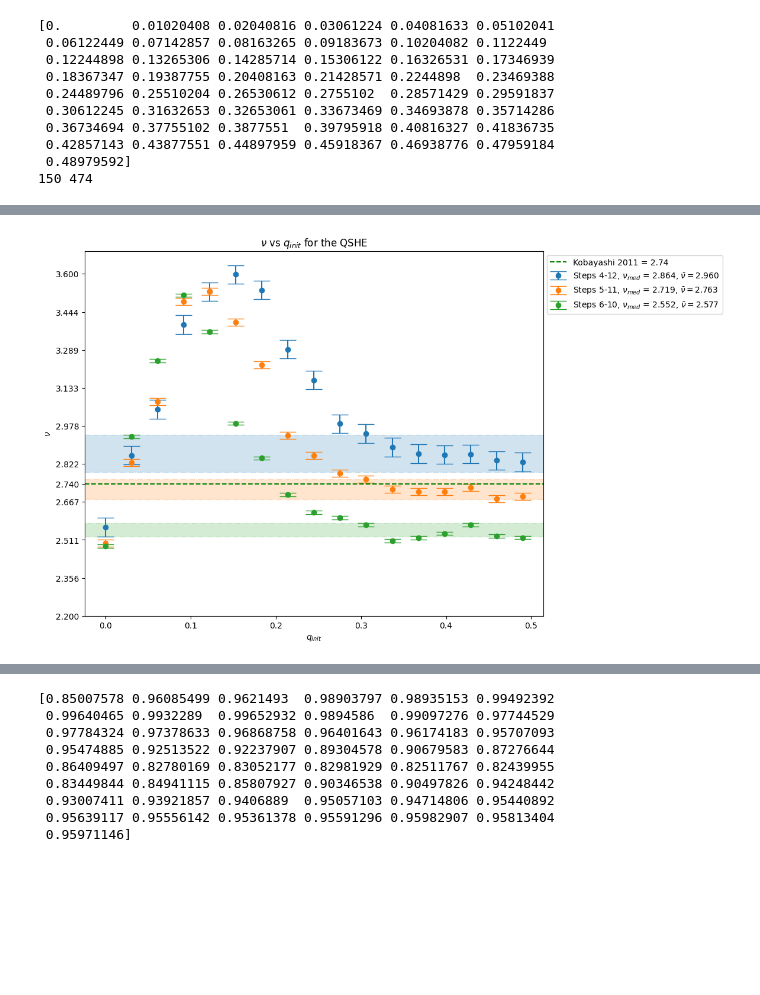
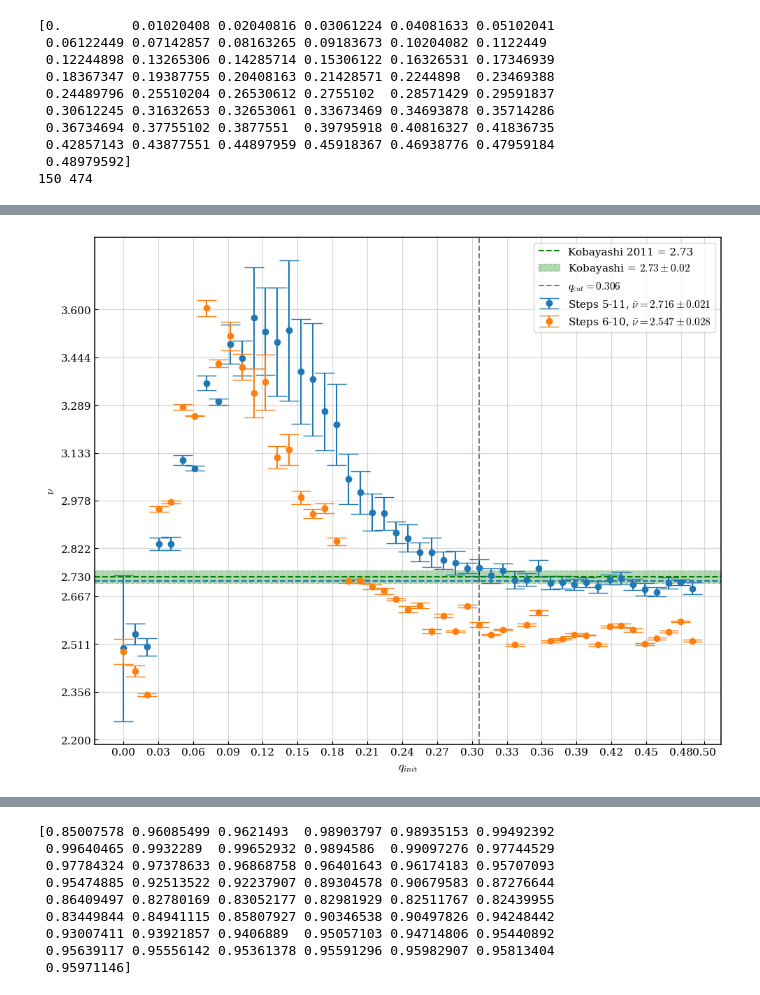
Before and after one commit to Sarkar-shreyas/PX402-RGCC, a Jupyter notebook: test_qshe.ipynb, the cells around one changed output, grey strips where cells are left out. Cells and saved outputs as stored; diff of their text form; code cells hidden in the pictures; blank space fills up the shorter version.

```diff
--- a/test_qshe.ipynb
+++ b/test_qshe.ipynb
@@ -1709,8 +1724,8 @@ plot_stream(gs, qs, 3, 4, p_vel, q_vel, streamplotdir, contours=False, save=Fals
 # %% [markdown]
 ### Check grid flow
 # %%
-gridstep = 1
+gridstep = 14
 for i in range(0, numsteps-1, gridstep):
     close_old_plots()
     if i + gridstep < numsteps:
-        grid_coords(gs, qs, pdata, qdata, 30, i, i+gridstep, plotdir, False)
+        grid_coords(gs, qs, pdata, qdata, 20, i, i+gridstep, plotdir, True, False)
@@ -1930,7 +1978,7 @@ print(val_start, val_end)
 savecrossings = False
 showcrossing = False
 crossingstep = 2
-endcrossing = 14
+endcrossing = 15
 crossings = plot_crossings(zdata[:, :, :, 0], gs[::], qgamma, numsteps, crossingstep, endcrossing, val_start, val_end, plotdir, savecrossings, showcrossing)
 # crossings = plot_crossings(gammas, gs, qgamma, numsteps, crossingstep, endcrossing, val_start, val_end, plotdir, savecrossings, showcrossing)
 # %% [output]
@@ -2111,24 +2173,35 @@ plt.show()
 # %%
 # I have the slopes of dGamma/dp at p = p_c.
-logslope = np.log(np.abs(slopes))
 # logslope = np.log(slopes)
+startq = 30
+print(qgamma[startq])
+gammaq = qgamma[startq:]
+logslope = np.log(np.abs(slopes[:, :]))
 logsize = np.log(sys_size)
 nutests = np.empty(qgamma.size)
 fitr2s = np.empty(shape=nutests.shape)
 # print(logslope.shape, logsize.shape)
 plt.figure(figsize = (10, 8))
-startstep = 2
-endstep = 8
-endjump = 5
+endjump = 4
+maxstart = endcrossing - crossingstep - endjump
+ends = endcrossing - endjump
+meannus = np.empty(shape=(maxstart, ends,qgamma.size-2))
+stdnus = np.empty(shape = meannus.shape)
 additional_ticks = []
-for startstep in range(5):
-    for endstep in range(startstep+3, 12):
+nutesterrs = np.empty_like(nutests)
+q0errs = np.empty(shape=(maxstart, (endcrossing-endjump), 1))
+secondax = q0errs.shape[1]
+k = 0
+print(f"Using {qgamma[startq]:.3f}")
+for startstep in range(maxstart):
+    for endstep in range(startstep+endjump, endcrossing):
         for i in range(qgamma.size)[::]:
             # plt.plot(logsize, logslope[i, :])
             f = np.polyfit(logsize[startstep:endstep], logslope[i, startstep:endstep], 1)
             preds = np.polyval(f, logsize[startstep:endstep])
             ymean = np.mean(logslope[i, startstep:endstep])
             res = np.sum((logslope[i, startstep:endstep] - preds)**2)
+            stderr = np.sqrt(np.sum(res**2) / (preds.size-2))
             tot = np.sum((logslope[i, startstep:endstep] - ymean)**2)
             r = 1 - (res/tot)
             fitr2s[i] = r
@@ -2137,34 +2210,60 @@ for startstep in range(5):
             nutest = 1/(slope+1)
             # nutest = 1/slope
             nutests[i] = nutest
+            nutesterrs[i] = stderr / ((slope+1)**2)
+            # nutesterrs[i] = stderr / (slope**2)
+            if i == 0:
+                q0errs[startstep, endstep-startstep-endjump, 0] = stderr
             # print(nutest)
         # a = plt.scatter(qgamma[::3], nutests[::3], marker="x", label=f"Steps {startstep}-{endstep}")
-        mednu = np.median(nutests[25:])
+        mednu = np.median(nutests[1:])
+        numean = np.mean(nutests[startq:])
+        leftindex = np.argwhere(nutests[:] == np.sort(nutests[:])[nutests[:].size//2 - 1]).ravel()[0]
+        rightindex = np.argwhere(nutests[:] == np.sort(nutests[:])[nutests[:].size//2]).ravel()[0]
+        # mednu = np.mean(nutests[:])
         # color = a.get_facecolor()[0]
-        stdnu = np.std(nutests[20:])
-        if np.abs(mednu - 2.74) <= 0.2 and np.abs(nutests[0] - 2.5) <=0.2:
-            # print(stdnu)
-            # a = plt.scatter(qgamma[::3], nutests[::3], marker="x", label=f"Steps {startstep}-{endstep}, $\\nu_{{med}}$ = {mednu:.3f}, $\\bar{{\\nu}}={np.mean(nutests[20:]):.3f}$")
-            a = plt.errorbar(qgamma[::3], nutests[::3], stdnu/np.sqrt(2**(startstep+actual_k[0])), label=f"Steps {startstep+actual_k[0]}-{endstep+actual_k[0]}, $\\nu_{{med}}$ = {mednu:.3f}, $\\bar{{\\nu}}={np.mean(nutests[20:]):.3f}$", linestyle="none", capsize=10, marker="o")
+        stdnu = np.std(nutests[1:])
+        clippedstd = np.std(nutests[startq:])
+        for i in range(1, qgamma.size)[:-1]:
+            numu = np.mean(nutests[i:])
+            nusig = np.std(nutests[i:])
+            meannus[startstep, endstep-endjump, i-1] = numu
+            stdnus[startstep, endstep-endjump, i-1] = nusig
+        # if startstep in (0, 1, 2, 3, 4, 5, 6) and endstep in (3, 4, 5, 6, 7, 8, 9, 10, 11):
+        #     print(f"Steps {startstep+actual_k[0]:2d} to {endstep+actual_k[0]:2d}: Med = {mednu:5.3f}, IQR[25-75] = {iqr(nutests[1:]):5.3f}, Mean = {np.mean(nutests[30:]):5.3f}, Std = {stdnu:5.3f}, IQHE = {nutests[0]:5.3f}")
+        # if np.abs(numean - 2.73) <= 0.05 or np.abs(nutests[0] - 2.5) < 0.1:
+        if (startstep, endstep) in [(2, 8), (3,7)]:
+            # a = plt.errorbar(qgamma[::1], nutests[::1], clippedstd, label=f"Steps {startstep+actual_k[0]}-{endstep+actual_k[0]}, $\\nu_{{med}}$ = {np.median(nutests[30:]):.3f}, $\\bar{{\\nu}}={np.mean(nutests[30:]):.3f}$", linestyle="none", capsize=10, marker="o")
+            a = plt.errorbar(qgamma[::1], nutests[::1], nutesterrs[::1], label=f"Steps {startstep+actual_k[0]}-{endstep+actual_k[0]}, $\\bar{{\\nu}}={np.mean(nutests[startq:]):.3f} \\pm {clippedstd:.3f}$", linestyle="none", capsize=10, marker="o")
             color = a[0].get_color()
-            plt.axhspan(mednu - 0.5*stdnu, mednu+0.5*stdnu, alpha=0.2, color=color, linestyle="-.")
             additional_ticks.append(np.round(mednu, 3))
-            print(f"Median of nu for start = {startstep} and end = {endstep} is {mednu:.3f}, R2 = {np.median(fitr2s):.3f}")
-            print(f"Nu at q = 0 is {nutests[0]:.3f} and R2 = {fitr2s[0]:.3f}")
-        # plt.axhline(mednu, linestyle="--", color=color, label=f"Median = {mednu:.3f}")
-plt.axhline(2.74, linestyle="--", color="g", label="Kobayashi 2011 = 2.74")
+            print(f"{numean:.3f} ± {clippedstd:.3f}, {nutests[0]:.3f} ± {nutesterrs[0]:.3f}")
+            print(startstep+3, endstep+3)
+            if (startstep, endstep) == (2, 8):
+                chosen = np.mean(nutests[startq:])
+                c = color
+            # e = nutesterrs[0]
+plt.axhline(2.73, linestyle="--", color="g", label="Kobayashi 2011 = 2.73")
+plt.axhspan(2.73-0.02, 2.73+0.02, alpha=.3, color="g", linestyle="--", label=r"Kobayashi = $2.73 \pm 0.02$")
     # print(nutests[0])
 plt.axvspan(0.1, 0.3,2.5, 2.9, alpha=0.4, linestyle="-.")
-plt.xlabel(r"$q_{init}$")
-plt.ylabel(r"$\nu$")
-plt.title("$\\nu$ vs $q_{{init}}$ for the QSHE")
+plt.axhline(chosen, linestyle="--", color=c)
+plt.axvline(qgamma[30], linestyle="--", color="k", label=r"$q_{cut}=0.306$", alpha=0.5)
+plt.xlabel(r"$q_{init}$", fontsize=12)
+plt.ylabel(r"$\nu$", fontsize=12)
+# plt.title("$\\nu$ vs $q_{{init}}$ for the QSHE")
+# plt.xlim(qgamma[startq-1], 0.5)
 # c = plt.gca().get_yticks()
 # newticks = sorted(list(c) + additional_ticks)
 # plt.yticks(ticks=newticks)
-print(sys_size)
-plt.yticks(sorted(list(np.linspace(2.2, 3.6, 10)) + [2.74]))
-plt.legend(bbox_to_anchor=(1.4, 1.0))
-# plt.savefig("./report/nu_qshe.pdf", bbox_inches="tight")
+# print(sys_size)
+plt.xticks(list(np.round(np.linspace(0.0, 0.48, 17), 2)) + [0.50])
+plt.yticks(sorted(list(np.linspace(2.2, 3.6, 10)) + [2.73]))
+# plt.legend(bbox_to_anchor=(1.4, 1.0))
+plt.legend(loc="upper right")
+plt.tight_layout()
+plt.grid(alpha=0.5)
+plt.savefig("./report/nu_qshe.pdf", bbox_inches="tight")
 plt.show()
 close_old_plots()
 # %% [output]
@@ -2178 +2276 @@ Nu at q = 0 is 2.486 and R2 = 0.989
-[figure, old version]
+[figure, new version]
```
Also changed, not shown: parts of 41 cells of this notebook.
